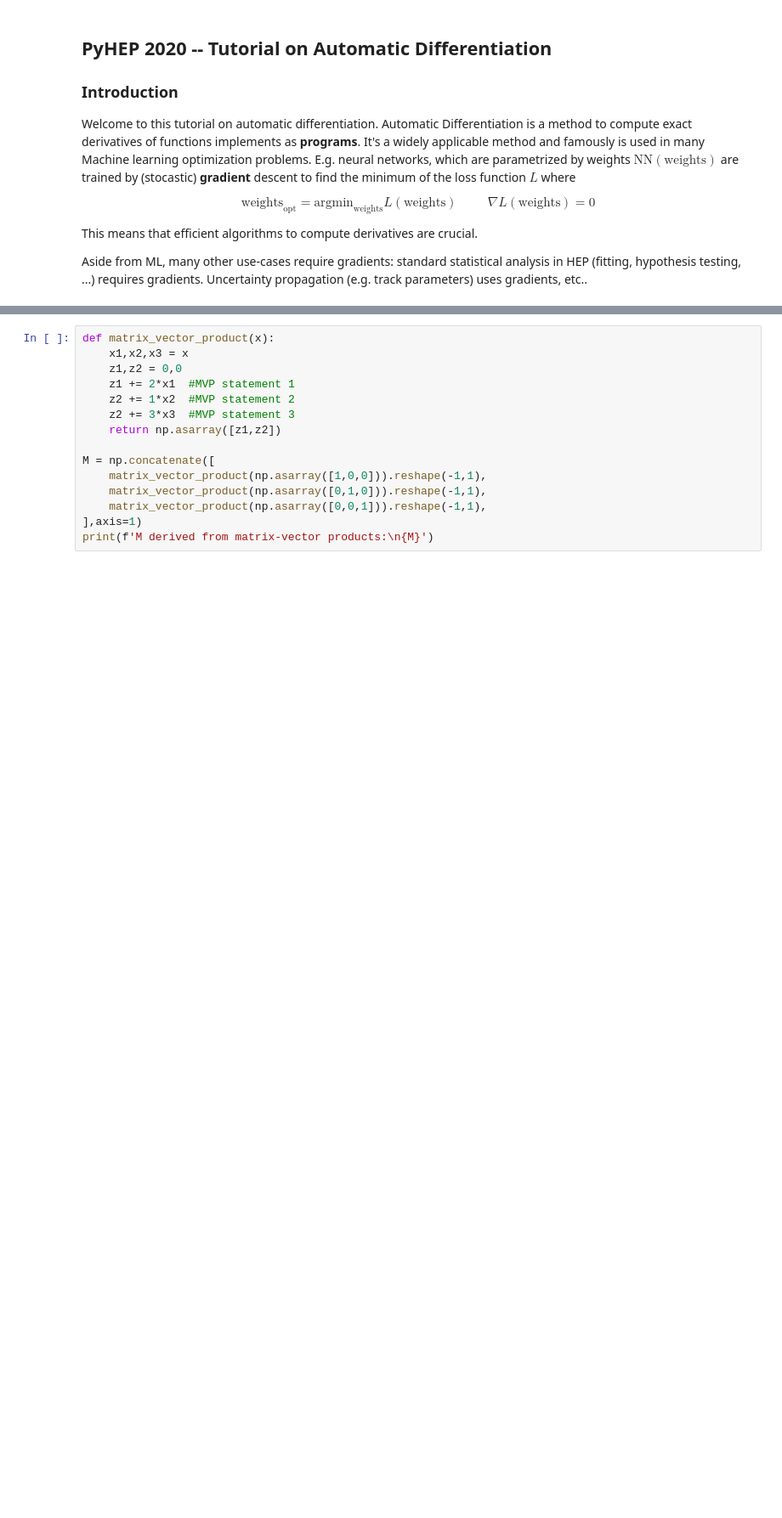
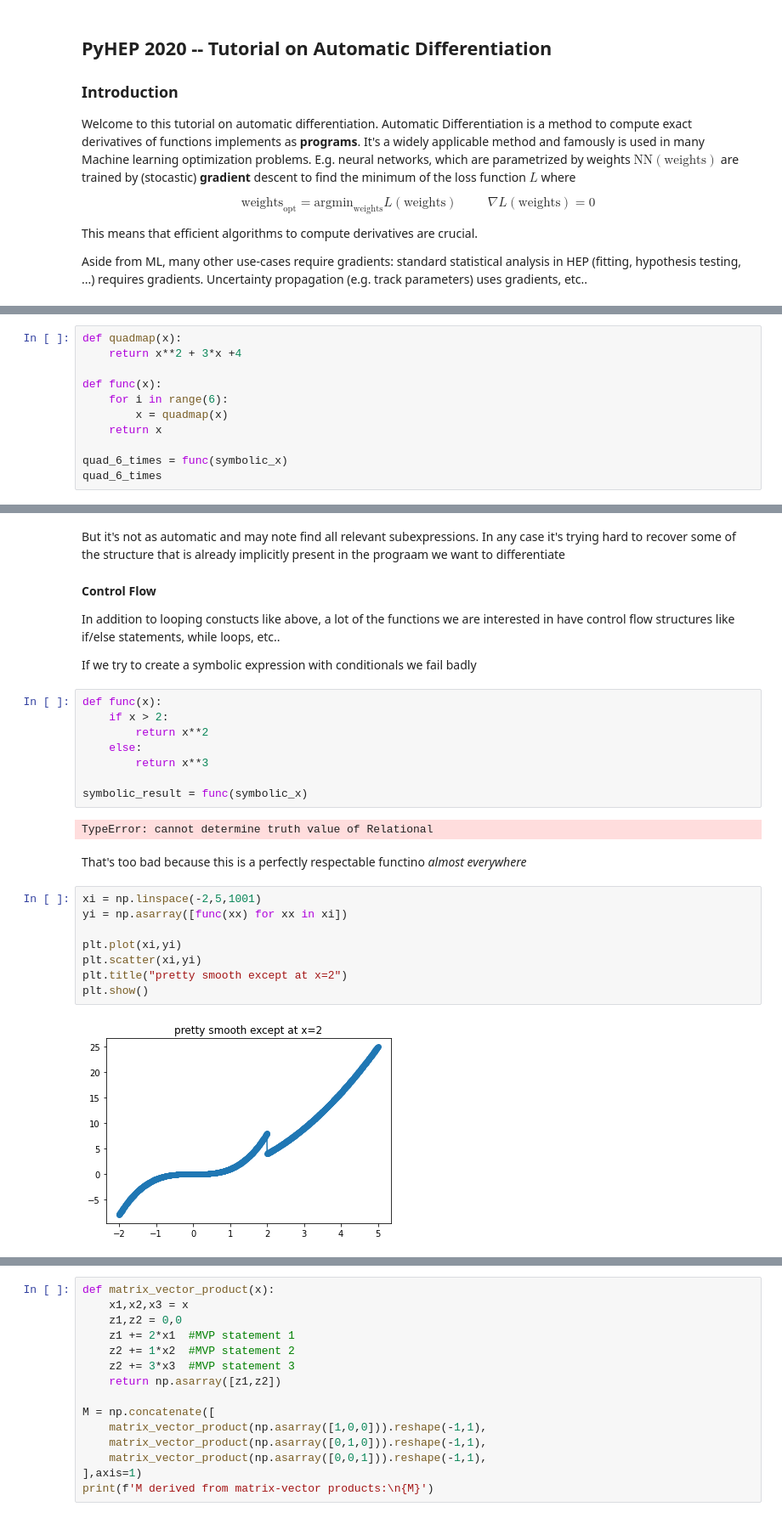
Before and after one commit to lukasheinrich/pyhep2020-autodiff-tutorial, a Jupyter notebook: Tutorial.ipynb, the cells around one changed output, grey strips where cells are left out. Shown at 85% size. Saved outputs shown, nothing was run; the diff lists cells and outputs as text; blank space fills up the shorter version.

```diff
--- a/Tutorial.ipynb
+++ b/Tutorial.ipynb
@@ -22,0 +238,11 @@ Aside from ML, many other use-cases require gradients: standard statistical anal
+# %%
+def quadmap(x):
+    return x**2 + 3*x +4
+
+def func(x):
+    for i in range(6):
+        x = quadmap(x)
+    return x
+
+quad_6_times = func(symbolic_x)
+quad_6_times
@@ -22,0 +283,33 @@ Aside from ML, many other use-cases require gradients: standard statistical anal
+# %% [markdown]
+But it's not as automatic and may note find all relevant subexpressions. In any case it's trying hard to recover some
+of the structure that is already implicitly present in the prograam we want to differentiate
+# %% [markdown]
+**Control Flow**
+
+In addition to looping constucts like above, a lot of the functions we are interested in have
+control flow structures like if/else statements, while loops, etc..
+
+
+If we try to create a symbolic expression with conditionals we fail badly
+# %%
+def func(x):
+    if x > 2:
+        return x**2
+    else:
+        return x**3
+
+symbolic_result = func(symbolic_x)
+# %% [output]
+TypeError: cannot determine truth value of Relational
+# %% [markdown]
+That's too bad because this is a perfectly respectable functino *almost everywhere*
+# %%
+xi = np.linspace(-2,5,1001)
+yi = np.asarray([func(xx) for xx in xi])
+
+plt.plot(xi,yi)
+plt.scatter(xi,yi)
+plt.title("pretty smooth except at x=2")
+plt.show()
+# %% [output]
+[figure, added]
```
Also changed, not shown: parts of 30 cells of this notebook.
